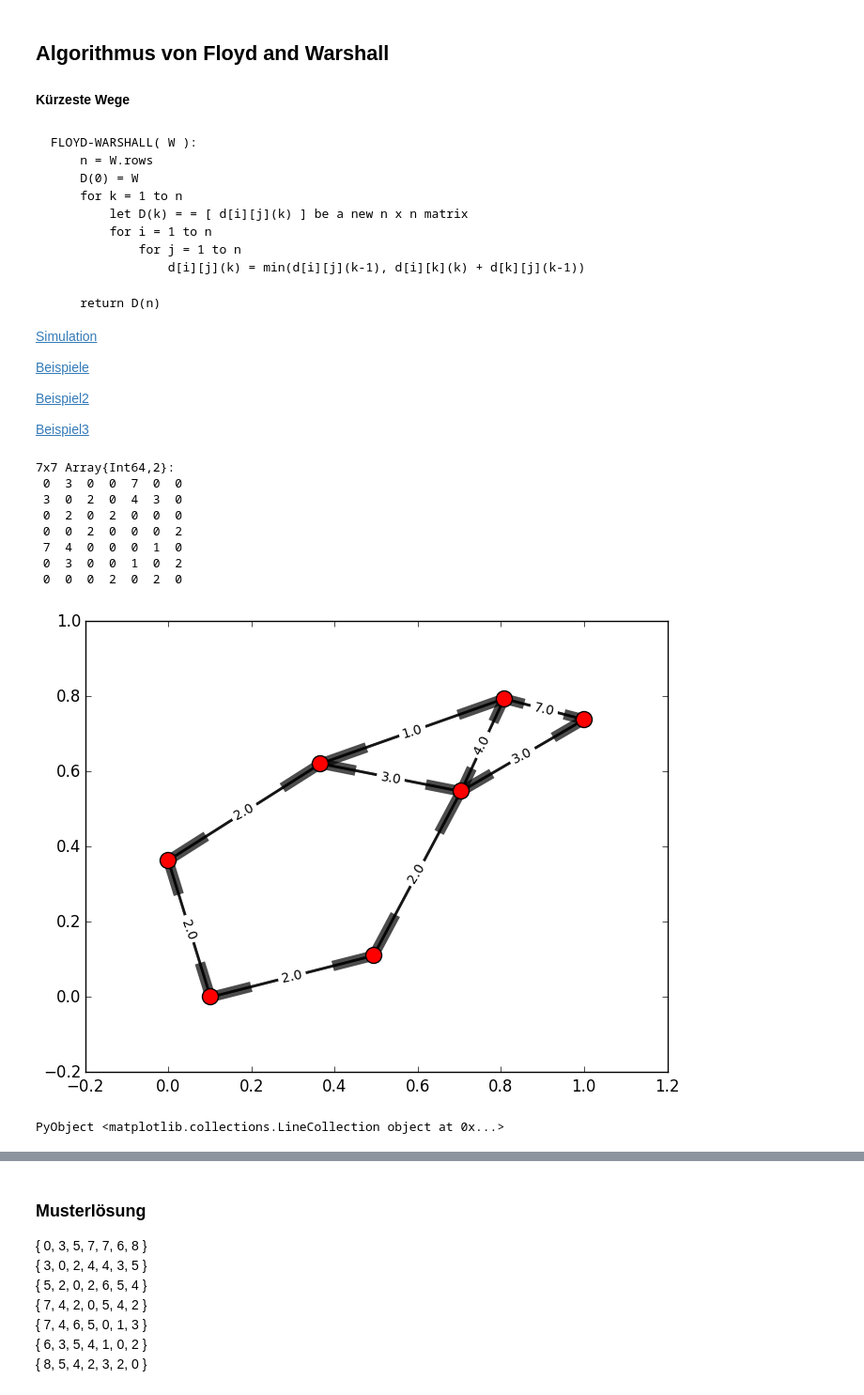
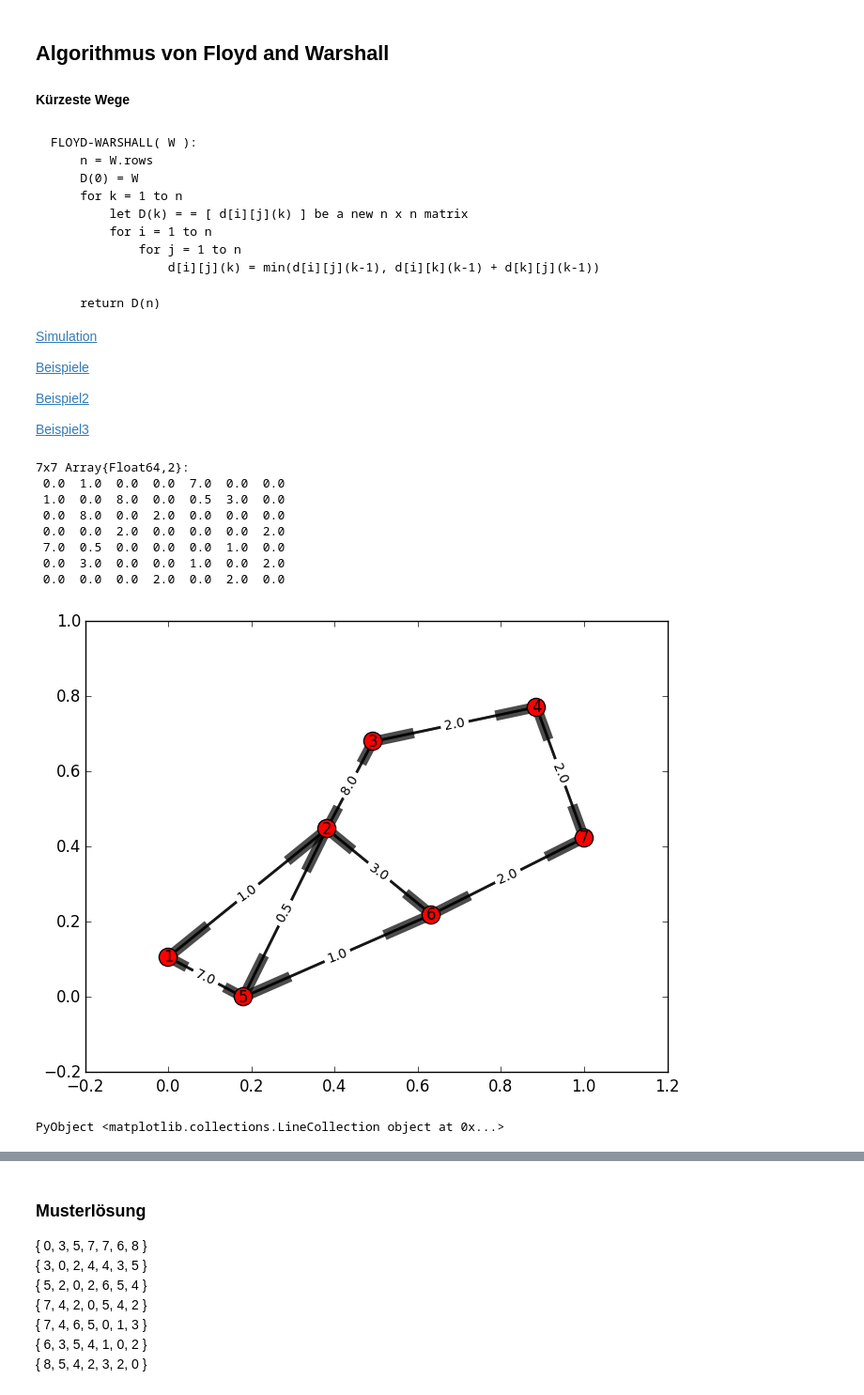
Before and after one commit to mgje/Python-Mathematik-Beispiele, a Jupyter notebook: notebook/Algorithmus von Floyd und Warshall.ipynb, the cells around one changed output, grey strips where cells are left out. Shown at 94% size. Drawn from its saved outputs; the diff is of its cells as text; code cells hidden in the pictures.

````diff
--- a/notebook/Algorithmus von Floyd und Warshall.ipynb
+++ b/notebook/Algorithmus von Floyd und Warshall.ipynb
@@ -12,7 +12,7 @@ FLOYD-WARSHALL( W ):
         let D(k) = = [ d[i][j](k) ] be a new n x n matrix
         for i = 1 to n
             for j = 1 to n
-                d[i][j](k) = min(d[i][j](k-1), d[i][k](k) + d[k][j](k-1))
+                d[i][j](k) = min(d[i][j](k-1), d[i][k](k-1) + d[k][j](k-1))
 
     return D(n)
 ```
@@ -50,7 +50,7 @@ B2 = [
     [1,0,0,0]
 ]
 #Example 3 7x7
-B = [
+B2 = [
     [0,3,0,0,7,0,0]
     [3,0,2,0,4,3,0]
     [0,2,0,2,0,0,0]
@@ -60,6 +60,15 @@ B = [
     [0,0,0,2,0,2,0]
 ]
 
+B = [
+    [0,1,0,0,7,0,0]
+    [1,0,8,0,0.5,3,0]
+    [0,8,0,2,0,0,0]
+    [0,0,2,0,0,0,2]
+    [7,0.5,0,0,0,1,0]
+    [0,3,0,0,1,0,2]
+    [0,0,0,2,0,2,0]
+]
 
 
 Bx = [
@@ -72,14 +81,14 @@ Bx = [
 
 A = reshape(B, 7, 7)
 # %% [output]
-7x7 Array{Int64,2}:
- 0  3  0  0  7  0  0
- 3  0  2  0  4  3  0
- 0  2  0  2  0  0  0
- 0  0  2  0  0  0  2
- 7  4  0  0  0  1  0
- 0  3  0  0  1  0  2
- 0  0  0  2  0  2  0
+7x7 Array{Float64,2}:
+ 0.0  1.0  0.0  0.0  7.0  0.0  0.0
+ 1.0  0.0  8.0  0.0  0.5  3.0  0.0
+ 0.0  8.0  0.0  2.0  0.0  0.0  0.0
+ 0.0  0.0  2.0  0.0  0.0  0.0  2.0
+ 7.0  0.5  0.0  0.0  0.0  1.0  0.0
+ 0.0  3.0  0.0  0.0  1.0  0.0  2.0
+ 0.0  0.0  0.0  2.0  0.0  2.0  0.0
 # %%
 using PyPlot;
 using PyCall;
@@ -95,34 +104,36 @@ weights = Array(Float64,0)
 
 #gr = nx.Graph()
 #gr = nx.DiGraph()
 gr = nx.MultiDiGraph()
 
 for y in 1:N
     for x in 1:N
         if tmp[c]>0
             push!(cols,y)
             push!(rows,x)
             push!(weights,tmp[c])
         end
         c =c+1
     end
 end
 
 edges = Array((Int64,Int64,Float64), 0)
 
 
 for edge in zip(rows,cols,weights)
     push!(edges,edge)
 end
 
 pycall(gr["add_weighted_edges_from"],Any,edges)
 pos=nx.spring_layout(gr)
 edge_labels=Dict([((u,v,),d["weight"]) for (u,v,d) in pycall(gr["edges"],Array,(data=true))])
 nx.draw_networkx_edge_labels(gr,pos,edge_labels=edge_labels)
-nl = pycall(gr["nodes"],Array,())
-nx.draw_networkx_nodes(gr,pos,nodelist=nl,  node_size=150)
+#nl = pycall(gr["nodes"],Array,())
+labels=[i => "$(i)" for i = 1:N]
+nx.draw_networkx_labels(gr,pos,labels)
+nx.draw_networkx_nodes(gr,pos,labels,  node_size=190)
 el = [(u,v) for (u,v,d) in pycall(gr["edges"],Array,(data=true))]
 nx.draw_networkx_edges(gr,pos,edgelist=el,width=2,alpha=0.7)
 # %% [output]
-[figure, old version]
+[figure, new version]
 PyObject <matplotlib.collections.LineCollection object at 0x...>
````
Also changed, not shown: parts of 17 cells of this notebook.
